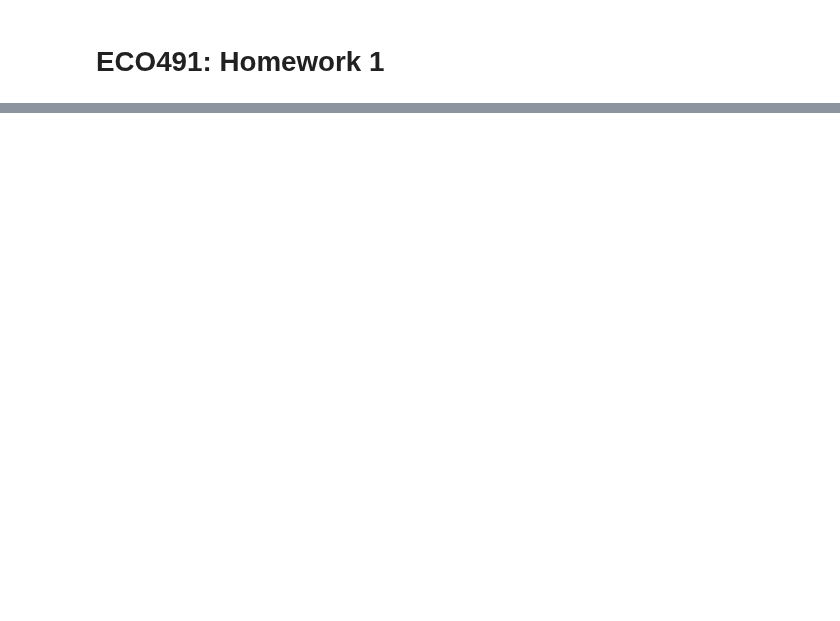
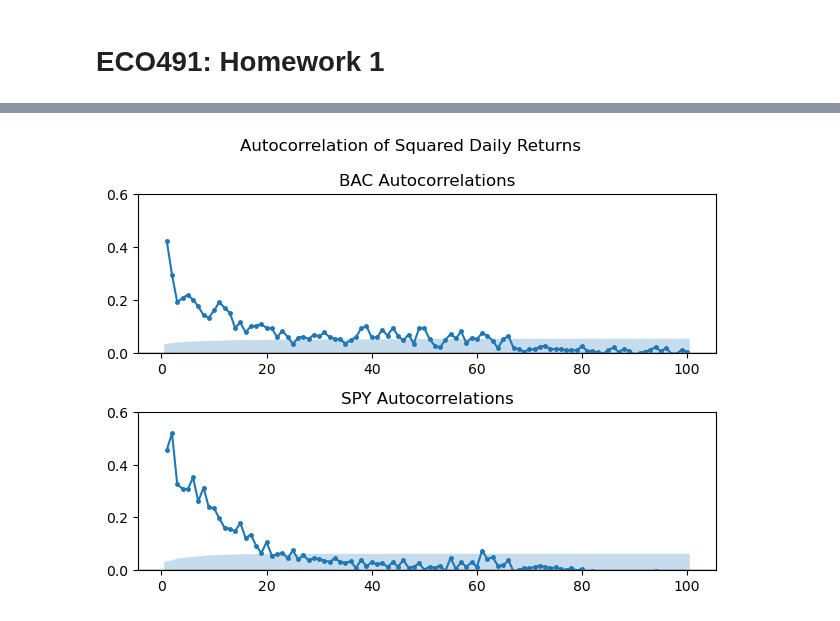
Before and after one commit to shaylazheng/princeton-courses, a Jupyter notebook: eco491/assignments/ECO491_HW1.ipynb, the cells around one changed output, grey strips where cells are left out. Cells and saved outputs as stored; diff of their text form; code cells hidden in the pictures; blank space fills up the shorter version.

```diff
--- a/eco491/assignments/ECO491_HW1.ipynb
+++ b/eco491/assignments/ECO491_HW1.ipynb
@@ -106,0 +155,20 @@ Date
+# %%
+# Question 1: Stylized Fact 5
+df_returns["BAC Daily Returns Squared"] = np.square(df_returns["BAC Daily Returns"])
+df_returns["SPY Daily Returns Squared"] = np.square(df_returns["SPY Daily Returns"])
+
+fig_squared, (ax_squared, ax_squared2) = plt.subplots(2)
+fig_squared.suptitle("Autocorrelation of Squared Daily Returns")
+
+ax_squared.axhline(0, color="black", linewidth=1)
+ax_squared2.axhline(0, color="black", linewidth=1)
+
+plot_acf(df_returns["BAC Daily Returns Squared"],ax=ax_squared,lags=100,title="BAC Autocorrelations", zero=False, use_vlines=False, marker='.', linestyle="-")
+ax_squared.set_ylim(0, 0.6)
+
+plot_acf(df_returns["SPY Daily Returns Squared"],ax=ax_squared2,lags=100,title="SPY Autocorrelations", zero=False, use_vlines=False, marker='.', linestyle="-")
+ax_squared2.set_ylim(0, 0.6)
+plt.tight_layout()
+plt.show()
+# %% [output]
+[figure, added]
```
Also changed, not shown: parts of 13 cells of this notebook, 1 other file.
